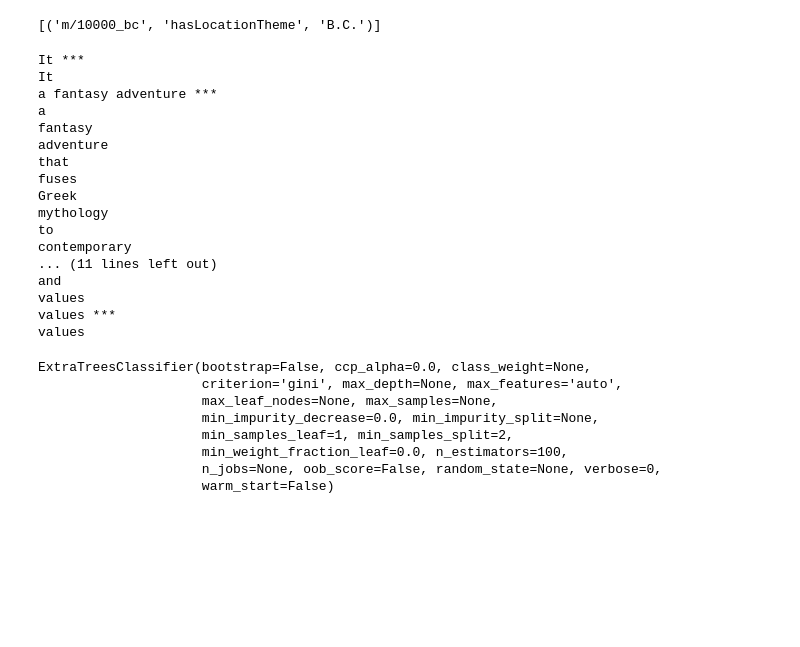
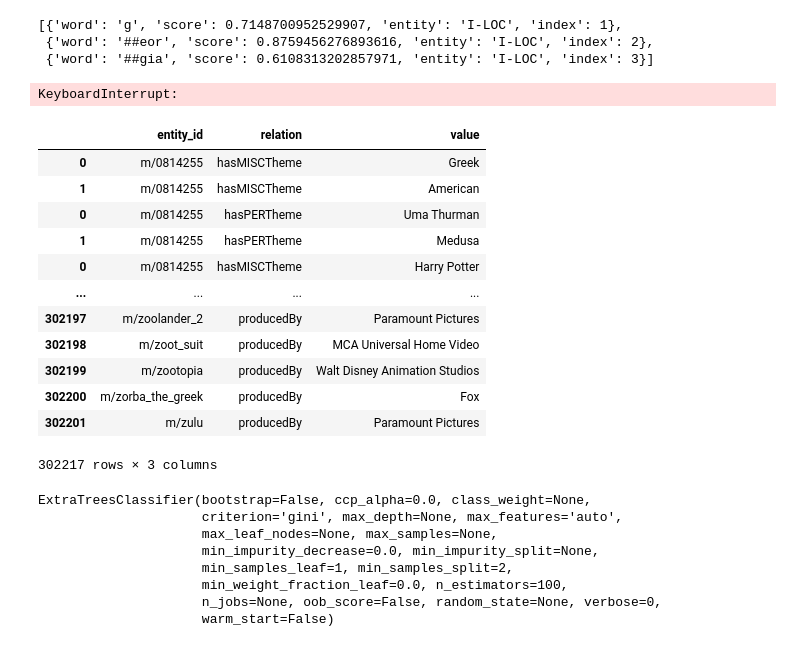
Before and after one commit to tomkpace/blue-ribbon, a Jupyter notebook: sandbox.ipynb, the cells around one changed output. Drawn from its saved outputs; the diff is of its cells as text; code cells hidden in the pictures; blank space fills up the shorter version.

```diff
--- a/sandbox.ipynb
+++ b/sandbox.ipynb
@@ -275,0 +82,2 @@ for i in range(1000,2000):
+# %%
+review_df = pd.read_csv("data/review_df.csv")
@@ -276,27 +93,32 @@ for i in range(1000,2000):
+# %%
+ner(["georgia", "florida"])
+# %% [output]
+[{'word': 'g', 'score': 0.7148700952529907, 'entity': 'I-LOC', 'index': 1},
+ {'word': '##eor', 'score': 0.8759456276893616, 'entity': 'I-LOC', 'index': 2},
+ {'word': '##gia', 'score': 0.6108313202857971, 'entity': 'I-LOC', 'index': 3}]
+# %%
+tabular_df = pd.read_csv("data/tabular_df.csv")
+tabular_df.rename(columns={"hadGenre":"hasGenre", "rtLink":"entity_id"}, inplace=True)
+known_df = tabular_df.melt(id_vars="entity_id", value_vars=['hasTitle', 'directedBy', 'authoredBy', 'featuredActor',
+       'hasGenre', 'releasedOn', 'producedBy']).drop_duplicates().reset_index(drop=True).rename(columns={"variable":"relation"})
+known_df.to_csv("data/known_df.csv", index=False)
+# %%
+t = KnowledgeGraphGenerator(input_data_list=[review_df], known_data_list=[known_df])
+# %% [output]
+KeyboardInterrupt:
 # %%
-t.relations
+t.knowledge_graph_df
 # %% [output]
+|  | entity_id | relation | value |
+| 0 | m/0814255 | hasMISCTheme | Greek |
+| 1 | m/0814255 | hasMISCTheme | American |
+| 0 | m/0814255 | hasPERTheme | Uma Thurman |
+| 1 | m/0814255 | hasPERTheme | Medusa |
+| 0 | m/0814255 | hasMISCTheme | Harry Potter |
+| ... | ... | ... | ... |
+| 302197 | m/zoolander_2 | producedBy | Paramount Pictures |
+| 302198 | m/zoot_suit | producedBy | MCA Universal Home Video |
+| 302199 | m/zootopia | producedBy | Walt Disney Animation Studios |
+| 302200 | m/zorba_the_greek | producedBy | Fox |
+| 302201 | m/zulu | producedBy | Paramount Pictures |
-[('m/10000_bc', 'hasLocationTheme', 'B.C.')]
+302217 rows × 3 columns
-# %%
-for i, token in enumerate(doc.noun_chunks):
-    print(token.text, "***")
-    for j in token.subtree:
-        print(j.text)
-# %% [output]
-It ***
-It
-a fantasy adventure ***
-a
-fantasy
-adventure
-that
-fuses
-Greek
-mythology
-to
-contemporary
-... (11 lines left out)
-and
-values
-values ***
-values
```
Also changed, not shown: parts of 24 cells of this notebook, 3 other files.
